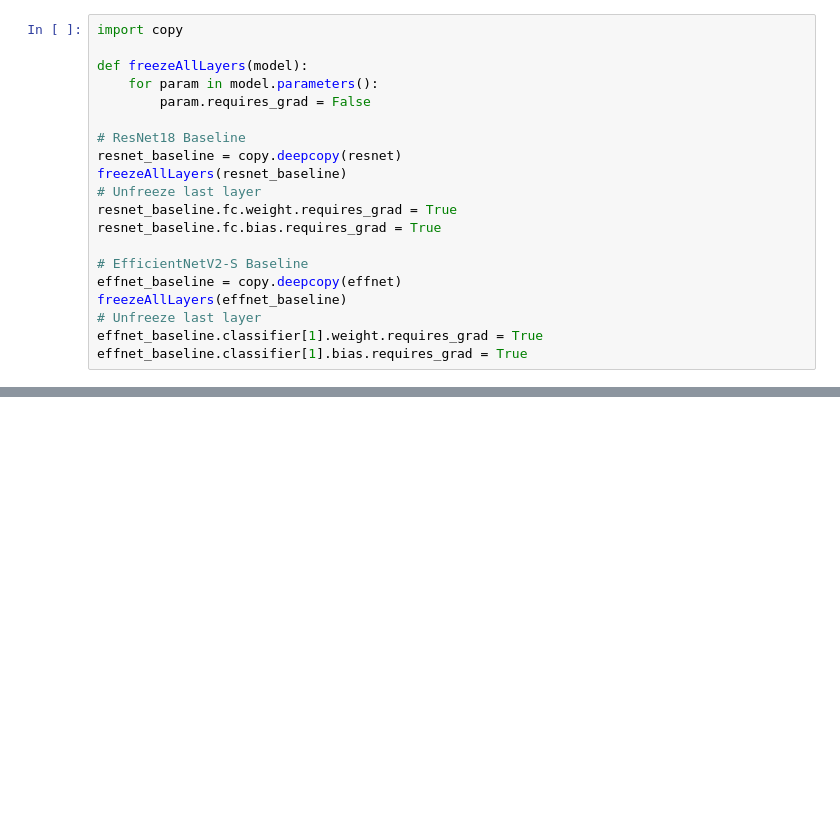
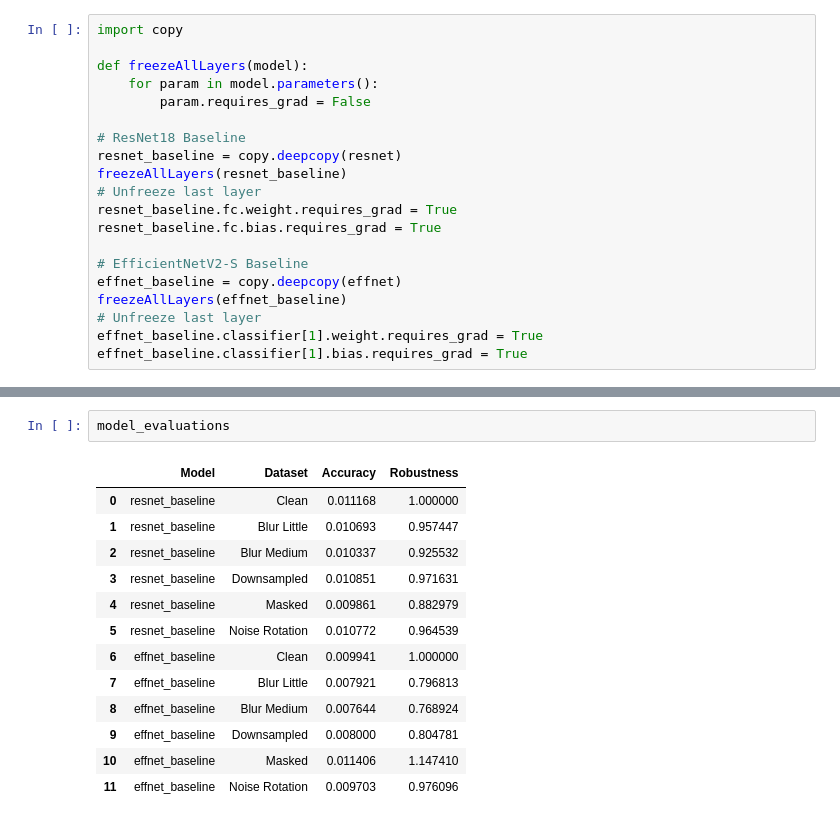
Before and after one commit to jgbreault/MealReveal, a Jupyter notebook: analysis.ipynb, the cells around one changed output, grey strips where cells are left out. Drawn from its saved outputs; the diff is of its cells as text; blank space fills up the shorter version.

Commit message:
model evaluation

```diff
--- a/analysis.ipynb
+++ b/analysis.ipynb
@@ -158,0 +249,16 @@ effnet_baseline.classifier[1].bias.requires_grad = True
+# %%
+model_evaluations
+# %% [output]
+|  | Model | Dataset | Accuracy | Robustness |
+| 0 | resnet_baseline | Clean | 0.011168 | 1.000000 |
+| 1 | resnet_baseline | Blur Little | 0.010693 | 0.957447 |
+| 2 | resnet_baseline | Blur Medium | 0.010337 | 0.925532 |
+| 3 | resnet_baseline | Downsampled | 0.010851 | 0.971631 |
+| 4 | resnet_baseline | Masked | 0.009861 | 0.882979 |
+| 5 | resnet_baseline | Noise Rotation | 0.010772 | 0.964539 |
+| 6 | effnet_baseline | Clean | 0.009941 | 1.000000 |
+| 7 | effnet_baseline | Blur Little | 0.007921 | 0.796813 |
+| 8 | effnet_baseline | Blur Medium | 0.007644 | 0.768924 |
+| 9 | effnet_baseline | Downsampled | 0.008000 | 0.804781 |
+| 10 | effnet_baseline | Masked | 0.011406 | 1.147410 |
+| 11 | effnet_baseline | Noise Rotation | 0.009703 | 0.976096 |
```
Also changed, not shown: parts of 8 cells of this notebook.
